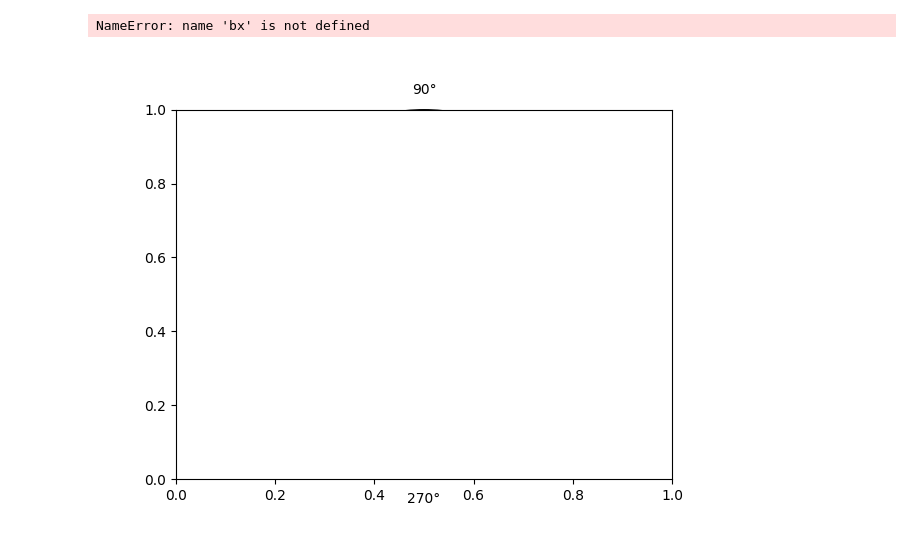
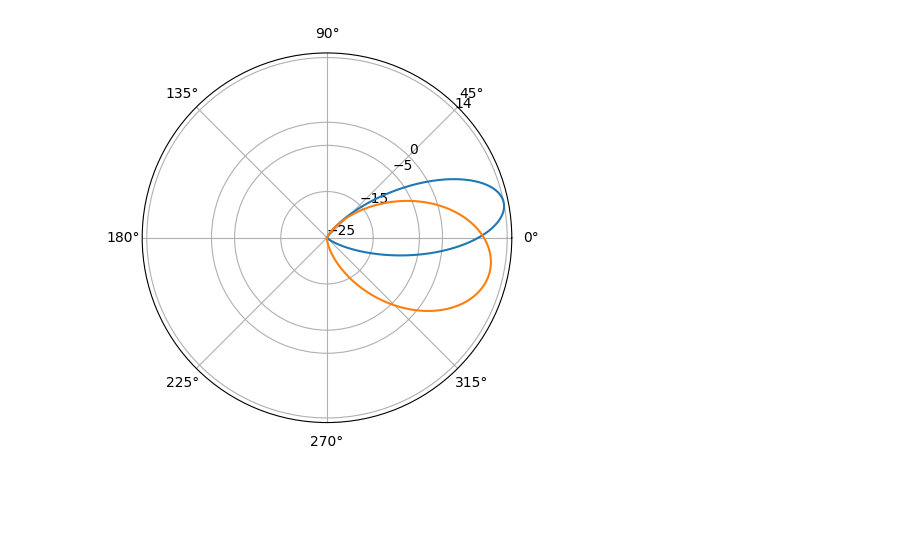
Before and after one commit to Aplefen1/BeeTrackingDiss, a Jupyter notebook: Experiments and Models/AccurateModellingTest.ipynb, the cells around one changed output. Cells and saved outputs as stored; diff of their text form; code cells hidden in the pictures; blank space fills up the shorter version.

```diff
--- a/Experiments and Models/AccurateModellingTest.ipynb
+++ b/Experiments and Models/AccurateModellingTest.ipynb
@@ -1,31 +1,47 @@
 # %%
 import numpy as np
 import pandas as pd
 import matplotlib.pyplot as plt
-%matplotlib widget
+%matplotlib inline
 from Model import Model
 from BLEHardware import Transmitter, Receiver
 
-def gain(theta, maxGain, falloff):
-  g = (maxGain+25) * np.power(np.cos(theta),falloff)
+def gain(theta, maxGain, falloff, offTheta):
+  g = (maxGain+25) * np.power(np.cos(theta + offTheta),falloff)
   return g-25
+
+def FSPL(gi,dis,pow):
+  return gi + pow - (20*np.log10(dis)+40.05-(-10))
+
+def rudimentaryNoise(g):
+  noise = np.vectorize(noiser)(g)
+  return noise
+
+def noiser(gi):
+  rnd = np.random.default_rng()
+  noise_floor = -90
+  if (gi - noise_floor) > 0:
+    return gi
+  else:
+    return gi + (rnd.random() * (noise_floor - gi))
+
 
 fig = plt.figure()
 ax = fig.add_subplot(projection="polar")
-cx = fig.add_subplot()
 
-theta = np.arange(0,2*np.pi,0.01)[1:]
-max=4
-g = gain(theta,max,7)
+theta = np.arange(-(np.pi/2),np.pi/2,0.01)[1:]
+max=14
+
+g1 = gain(theta,max,9,(-np.pi/16))
+g2 = gain(theta,max-3,3,(np.pi/16))
 
 #theta = np.where(g >= 0, theta, theta + np.pi)
 
 ax.set_rlim(0,max+1)
 ax.set_rticks([-25,-15,-5,0,max])
 ax.set_rlabel_position(45)
-ax.plot(theta,g)
-cx.plot(theta,g)
+ax.plot(theta,g1)
+ax.plot(theta,g2)
 plt.show()
 # %% [output]
-NameError: name 'bx' is not defined
-[figure, old version]
+[figure, new version]
```
Also changed, not shown: parts of 1 cell of this notebook, 2 other files.
